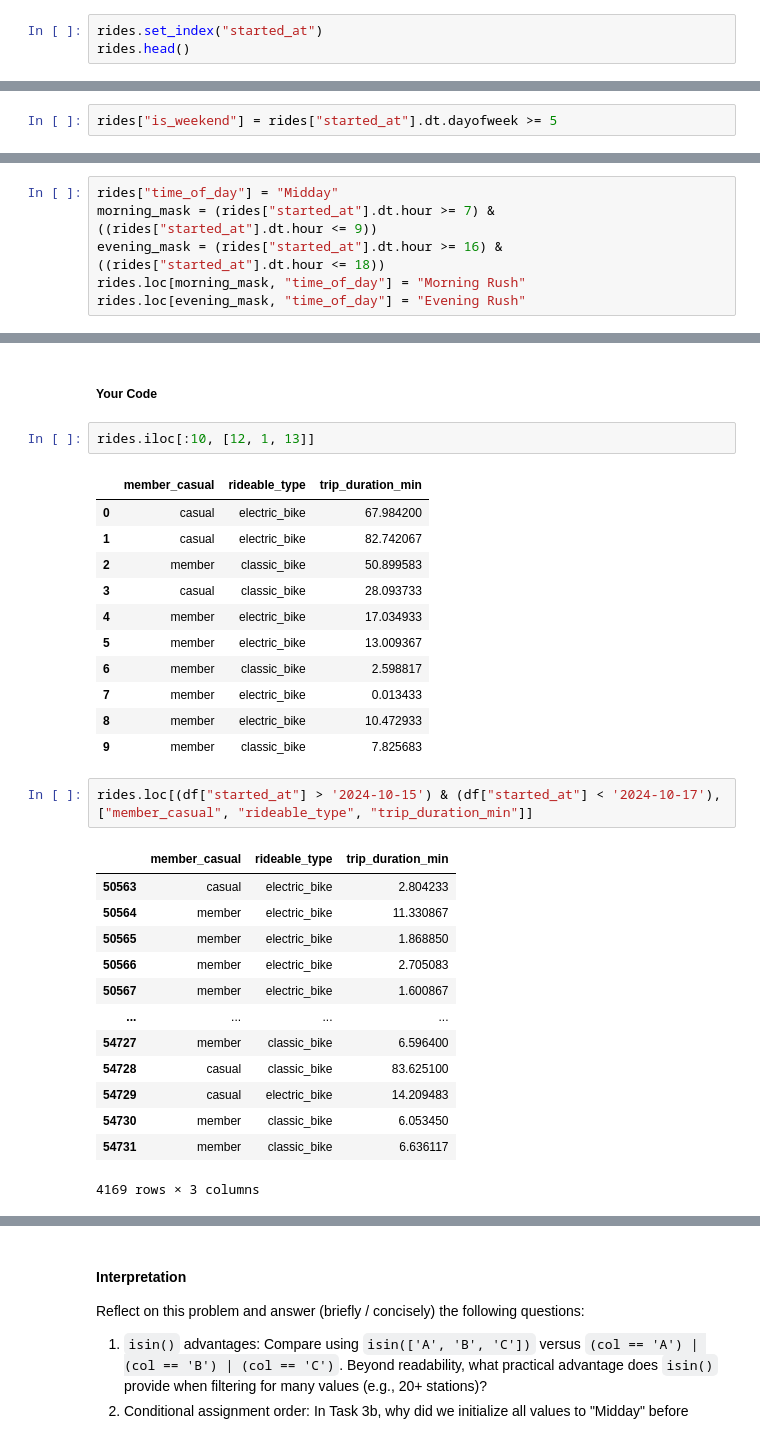
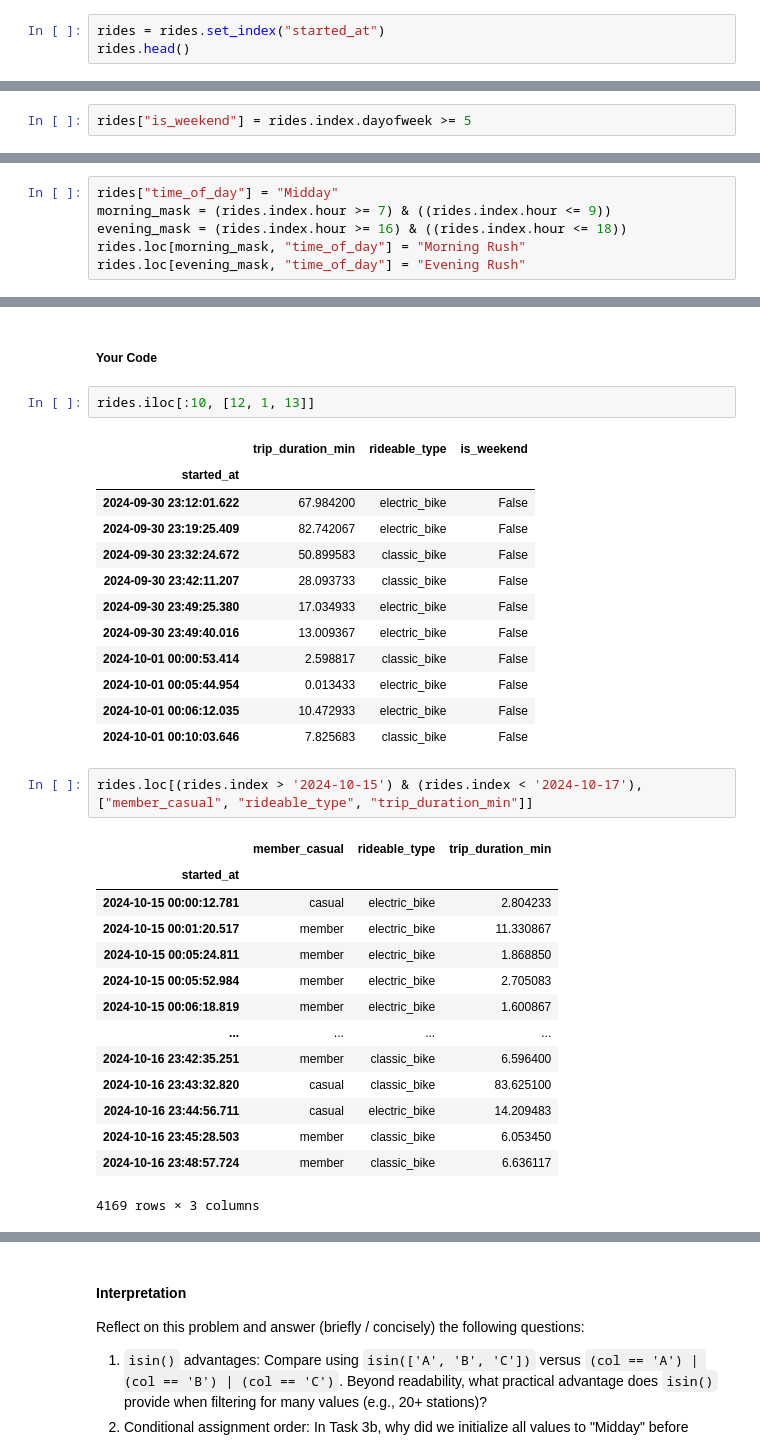
Before and after one commit to mattressdog/py4eda-work, a Jupyter notebook: homework/hw3b_MTR.ipynb, the cells around one changed output, grey strips where cells are left out. Saved outputs shown, nothing was run; the diff lists cells and outputs as text.

```diff
--- a/homework/hw3b_MTR.ipynb
+++ b/homework/hw3b_MTR.ipynb
@@ -521,6 +521,6 @@ rides[["started_at", "ended_at","trip_duration_min"]].head()
 | 3 | 2024-09-30 23:42:11.207 | 2024-10-01 00:10:16.831 | 28.093733 |
 | 4 | 2024-09-30 23:49:25.380 | 2024-10-01 00:06:27.476 | 17.034933 |
 # %%
-rides.set_index("started_at")
+rides = rides.set_index("started_at")
 rides.head()
 # %% [output]
@@ -631,7 +645,7 @@ After creating both columns, use value_counts() on time_of_day to show the distr
 # %% [markdown]
 ##### Your Code
 # %%
-rides["is_weekend"] = rides["started_at"].dt.dayofweek >= 5
+rides["is_weekend"] = rides.index.dayofweek >= 5
 # %%
 rides.head()
 # %% [output]
@@ -644,7 +659,7 @@ rides.head()
 # %%
 rides["time_of_day"] = "Midday"
-morning_mask = (rides["started_at"].dt.hour >= 7) & ((rides["started_at"].dt.hour <= 9))
-evening_mask = (rides["started_at"].dt.hour >= 16) & ((rides["started_at"].dt.hour <= 18))
+morning_mask = (rides.index.hour >= 7) & ((rides.index.hour <= 9))
+evening_mask = (rides.index.hour >= 16) & ((rides.index.hour <= 18))
 rides.loc[morning_mask, "time_of_day"] = "Morning Rush"
 rides.loc[evening_mask, "time_of_day"] = "Evening Rush"
 # %%
@@ -727,32 +743,34 @@ Note: When using `iloc[]`, remember it's position-based (0-indexed). When using
 # %%
 rides.iloc[:10, [12, 1, 13]]
 # %% [output]
-|  | member_casual | rideable_type | trip_duration_min |
-| 0 | casual | electric_bike | 67.984200 |
-| 1 | casual | electric_bike | 82.742067 |
-| 2 | member | classic_bike | 50.899583 |
-| 3 | casual | classic_bike | 28.093733 |
-| 4 | member | electric_bike | 17.034933 |
-| 5 | member | electric_bike | 13.009367 |
-| 6 | member | classic_bike | 2.598817 |
-| 7 | member | electric_bike | 0.013433 |
-| 8 | member | electric_bike | 10.472933 |
-| 9 | member | classic_bike | 7.825683 |
+|  | trip_duration_min | rideable_type | is_weekend |
+| started_at |  |  |  |
+| 2024-09-30 23:12:01.622 | 67.984200 | electric_bike | False |
+| 2024-09-30 23:19:25.409 | 82.742067 | electric_bike | False |
+| 2024-09-30 23:32:24.672 | 50.899583 | classic_bike | False |
+| 2024-09-30 23:42:11.207 | 28.093733 | classic_bike | False |
+| 2024-09-30 23:49:25.380 | 17.034933 | electric_bike | False |
+| 2024-09-30 23:49:40.016 | 13.009367 | electric_bike | False |
+| 2024-10-01 00:00:53.414 | 2.598817 | classic_bike | False |
+| 2024-10-01 00:05:44.954 | 0.013433 | electric_bike | False |
+| 2024-10-01 00:06:12.035 | 10.472933 | electric_bike | False |
+| 2024-10-01 00:10:03.646 | 7.825683 | classic_bike | False |
 # %%
-rides.loc[(df["started_at"] > '2024-10-15') & (df["started_at"] < '2024-10-17'), ["member_casual", "rideable_type", "trip_duration_min"]]
+rides.loc[(rides.index > '2024-10-15') & (rides.index < '2024-10-17'), ["member_casual", "rideable_type", "trip_duration_min"]]
 # %% [output]
 |  | member_casual | rideable_type | trip_duration_min |
-| 50563 | casual | electric_bike | 2.804233 |
-| 50564 | member | electric_bike | 11.330867 |
-| 50565 | member | electric_bike | 1.868850 |
-| 50566 | member | electric_bike | 2.705083 |
-| 50567 | member | electric_bike | 1.600867 |
+| started_at |  |  |  |
+| 2024-10-15 00:00:12.781 | casual | electric_bike | 2.804233 |
+| 2024-10-15 00:01:20.517 | member | electric_bike | 11.330867 |
+| 2024-10-15 00:05:24.811 | member | electric_bike | 1.868850 |
+| 2024-10-15 00:05:52.984 | member | electric_bike | 2.705083 |
+| 2024-10-15 00:06:18.819 | member | electric_bike | 1.600867 |
 | ... | ... | ... | ... |
-| 54727 | member | classic_bike | 6.596400 |
-| 54728 | casual | classic_bike | 83.625100 |
-| 54729 | casual | electric_bike | 14.209483 |
-| 54730 | member | classic_bike | 6.053450 |
-| 54731 | member | classic_bike | 6.636117 |
+| 2024-10-16 23:42:35.251 | member | classic_bike | 6.596400 |
+| 2024-10-16 23:43:32.820 | casual | classic_bike | 83.625100 |
+| 2024-10-16 23:44:56.711 | casual | electric_bike | 14.209483 |
+| 2024-10-16 23:45:28.503 | member | classic_bike | 6.053450 |
+| 2024-10-16 23:48:57.724 | member | classic_bike | 6.636117 |
 4169 rows × 3 columns
 # %%
 rides.iloc[50567]#Check to make sure the reported row falls within the date range
```
Also changed, not shown: parts of 18 cells of this notebook.
